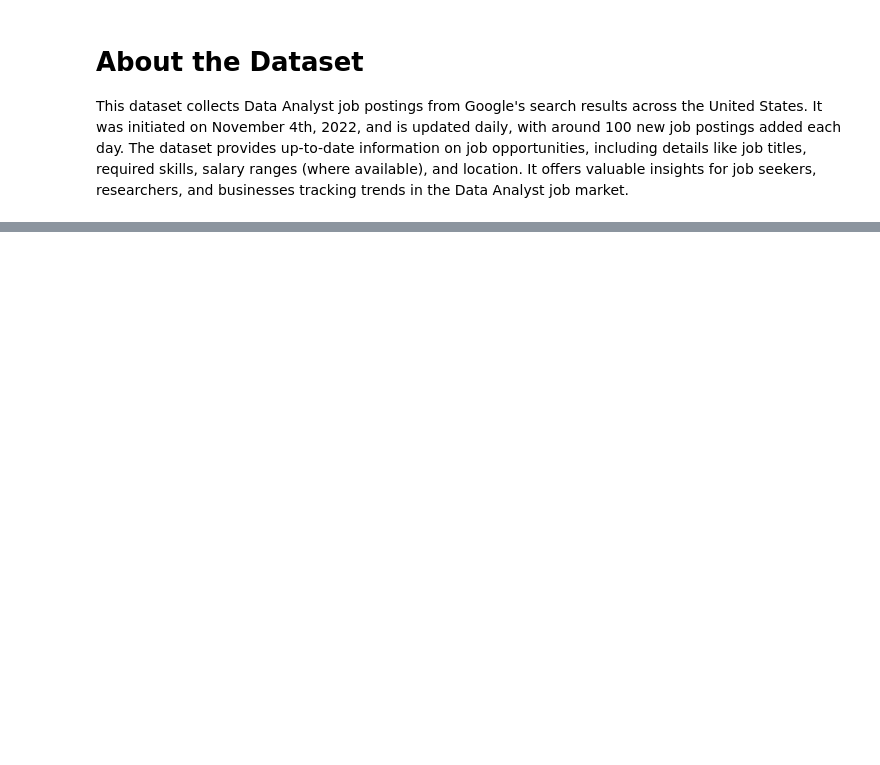
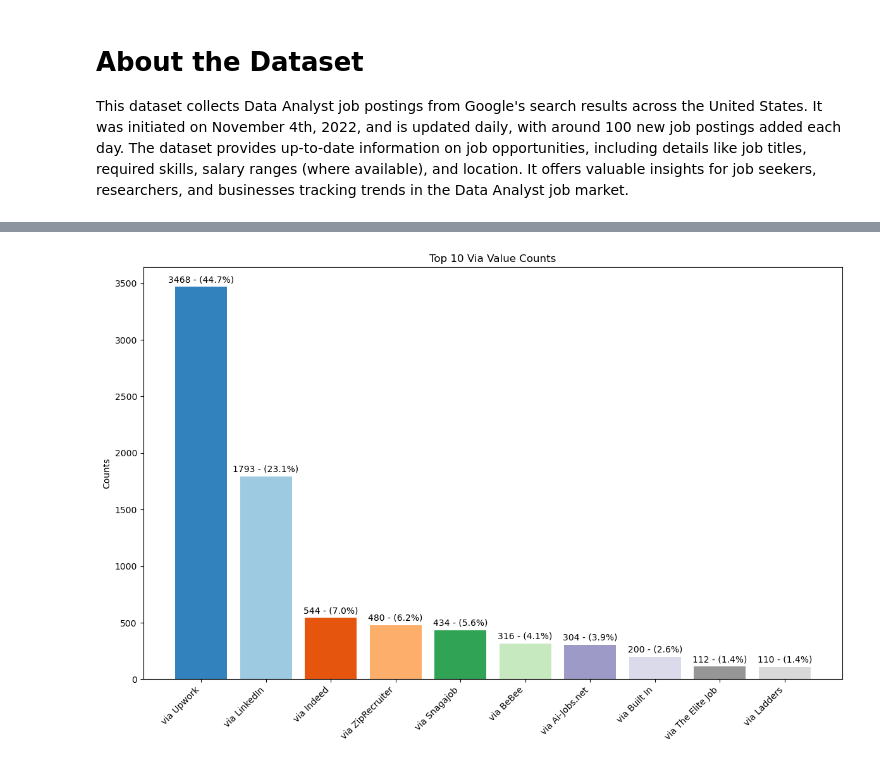
Before and after one commit to KVOclares/NAIT_DATA3450_Project_Group_4_Data_Analyst_Job_Postings, a Jupyter notebook: DATA3450_Data Analyst Job Postings.ipynb, the cells around one changed output, grey strips where cells are left out. Cells and saved outputs as stored; diff of their text form; code cells hidden in the pictures; blank space fills up the shorter version.

```diff
--- a/DATA3450_Data Analyst Job Postings.ipynb
+++ b/DATA3450_Data Analyst Job Postings.ipynb
@@ -69,0 +307,4 @@ df.describe()
+# %%
+plot_value_counts('via')
+# %% [output]
+[figure, added]
```
Also changed, not shown: parts of 60 cells of this notebook, 1 other file.
